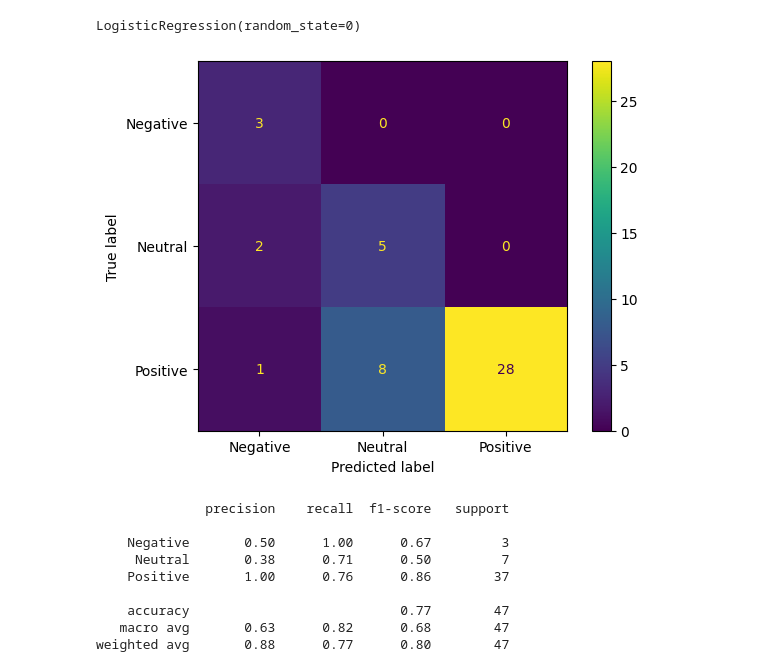
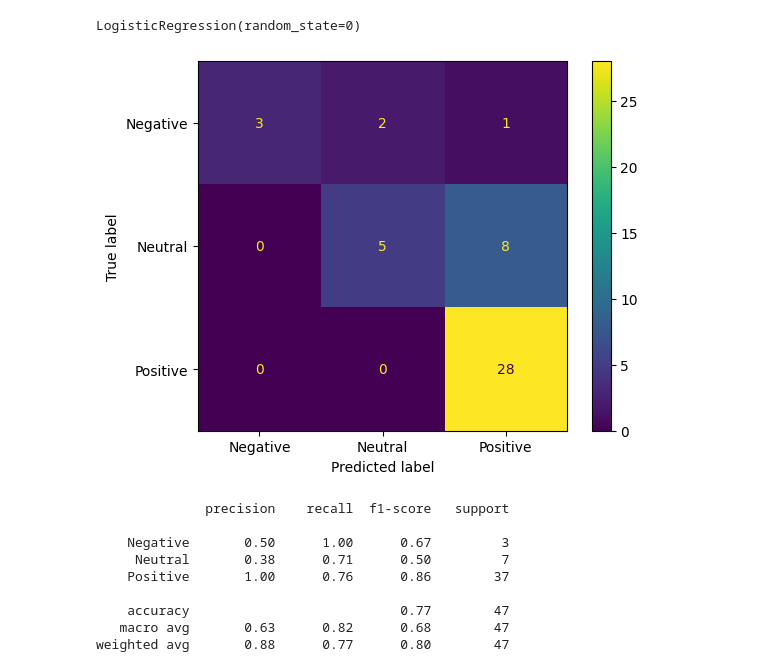
Before and after one commit to sbuttler/EPAR_sentiment_analysis, a Jupyter notebook: Logistic_regression_model.ipynb, the cells around one changed output. Saved outputs shown, nothing was run; the diff lists cells and outputs as text; code cells hidden in the pictures.

```diff
--- a/Logistic_regression_model.ipynb
+++ b/Logistic_regression_model.ipynb
@@ -107,8 +108,8 @@ test[tfidfvectorizer.get_feature_names_out()+'_tfidfvec'] = test_tfidf
 # Finalize train and test set for model training
 # %%
 # remove unnecessary columns from train and test
-X_train = train.loc[:,~train.columns.isin(['ID', 'Sentence','Sentence_clean', 'sentiment', 'target'])]
-X_test = test.loc[:,~train.columns.isin(['ID', 'Sentence','Sentence_clean', 'sentiment', 'target'])]
+X_train = train.drop(columns=['ID', 'Sentence','Sentence_clean', 'sentiment', 'target'])
+X_test = test.drop(columns=['ID', 'Sentence','Sentence_clean', 'sentiment', 'target'])
 y_train = train['target']
 y_test = test['target']
 # %%
@@ -133,15 +134,15 @@ predictions = lr.predict(X_test_scaled)
 # %%
 # plot confusions matrix
 
-cf_matrix = confusion_matrix(predictions,y_test)
+cf_matrix = confusion_matrix(y_test, predictions)
 
 disp = ConfusionMatrixDisplay(cf_matrix, display_labels=le.classes_)
 
 disp.plot()
 
 plt.show()
 # %% [output]
-[figure, old version]
+[figure, new version]
 # %%
 print(classification_report(predictions,y_test, labels=[0,1,2], target_names=le.classes_))
 # %% [output]
```
Also changed, not shown: parts of 6 cells of this notebook, 4 other files.
